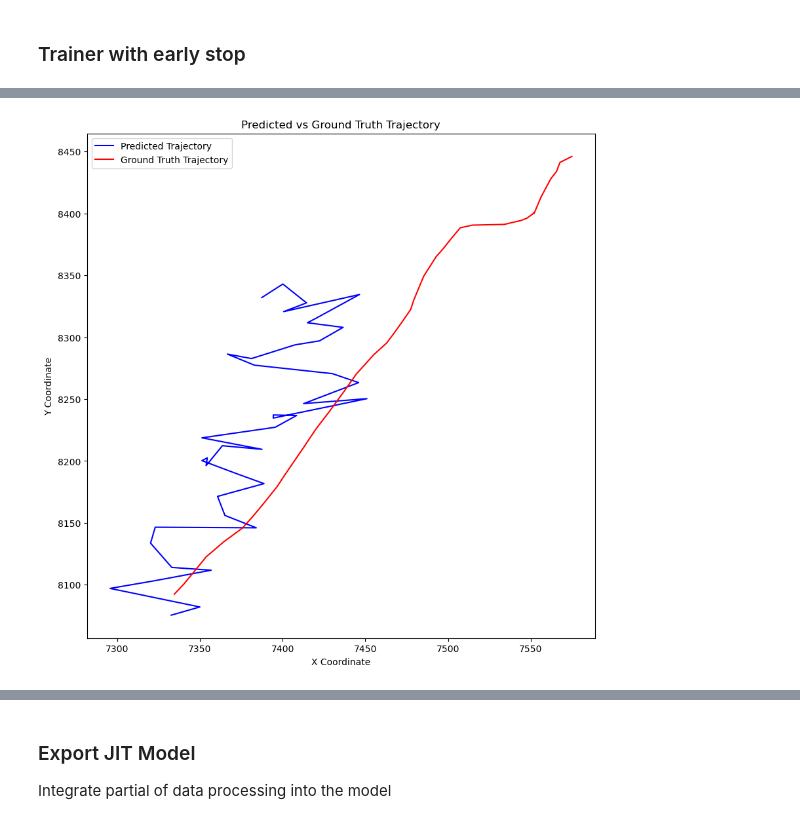
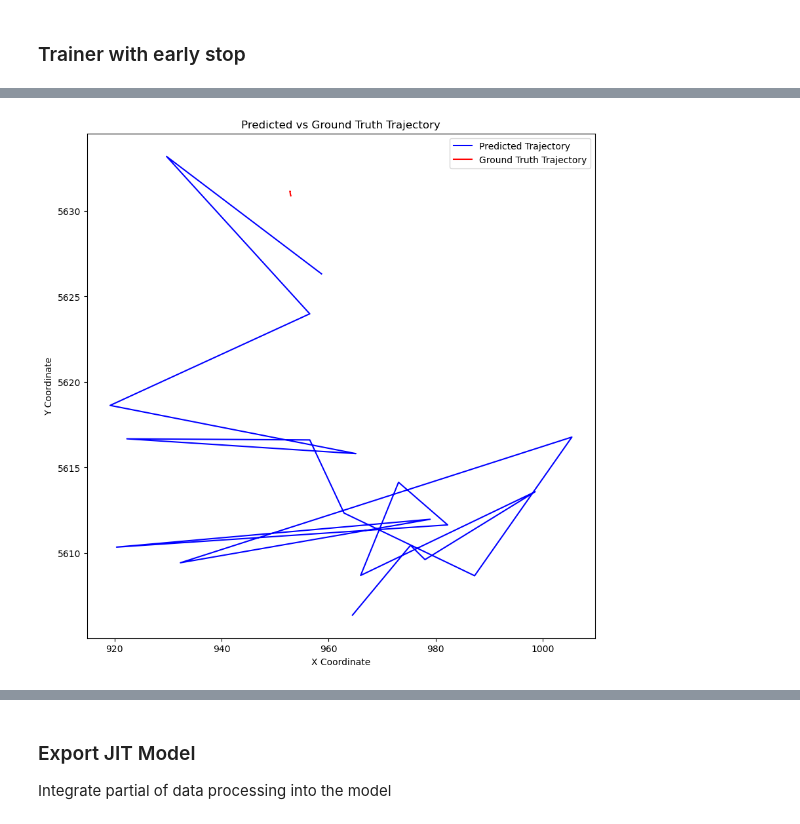
Before and after one commit to priest-yang/Pedestrian-Trajectory-Prediction, a Jupyter notebook: notebook/TFT_Flowmatching.ipynb, the cells around one changed output, grey strips where cells are left out. Saved outputs shown, nothing was run; the diff lists cells and outputs as text; code cells hidden in the pictures.

Commit message:
update a version with stationary check

```diff
--- a/notebook/TFT_Flowmatching.ipynb
+++ b/notebook/TFT_Flowmatching.ipynb
@@ -597,7 +607,7 @@ print(f"Using {device}")
 
 vqvae = VQVAE(input_dim=feature_dim, hidden_dim=512, num_embeddings=128, embedding_dim=128, commitment_cost=0.25)
 
-model = TemporalFusionTransformerDiffusion(num_features=feature_dim, num_hidden=128, num_outputs=2, num_steps=future_steps, diffusion_steps=10, vqvae=vqvae)
+model = TemporalFusionTransformerDiffusion(num_features=feature_dim, num_hidden=128, num_outputs=2, num_steps=future_steps // 2, diffusion_steps=10, vqvae=vqvae)
 optimizer = optim.AdamW(model.parameters(), lr=5e-5)
 model.to(device)
 # %% [output]
@@ -645,7 +655,7 @@ now = datetime.now()
 folder_name = now.strftime("%b%d_%H-%M-%S")
 print(f"Saving model at ../model/{model_name}/{folder_name}")
 
-optimizer = optim.AdamW(model.parameters(), lr=1e-5)
+optimizer = optim.AdamW(model.parameters(), lr=5e-5)
 # scheduler = optim.lr_scheduler.CosineAnnealingLR(optimizer, T_max=min(len(train) * n_epochs, 100000), eta_min=1e-8)
 # Define scheduler: ReduceLROnPlateau
 
@@ -676,17 +686,23 @@ for epoch in range(n_epochs):
         X_batch[:, :, :2] = X_batch[:, :, :2] - current_pos_input
         y_batch[:, :, :2] = y_batch[:, :, :2] - current_pos_output
 
+        # only take 0, 2, 4, 6, 8, 10, 12, 14, 16, 18
+        y_batch = y_batch[:, ::2, :2]
+        X_batch = X_batch[:, ::2, :]
+
         optimizer.zero_grad()
 
         # y_pred, vq_loss, perplexity = model(X_batch, y_batch=y_batch)
         # loss = loss_fn(y_pred[:, :future_steps, :2], y_batch[:, :future_steps, :2])
-        diff_loss, vq_loss, perplexity = model(X_batch, y_batch[:, :future_steps, :2])
+        diff_loss, vq_loss, stationary_loss = model(X_batch, y_batch[:, :future_steps, :2])
 
 
         loss_all['diff_loss'].append(diff_loss.item())
         loss_all['vq_loss'].append(vq_loss.item() * 10)
+        loss_all['stationary_loss'].append(stationary_loss.item())
+        loss_all['loss'].append(diff_loss.item() + vq_loss.item() * 10 + stationary_loss.item())
         # add vq_loss
-        loss = diff_loss + 10 * vq_loss
+        loss = diff_loss  + 10 * vq_loss + stationary_loss
 
         loss.backward()
         torch.nn.utils.clip_grad_norm_(model.parameters(), max_norm=1.0)
@@ -694,9 +710,11 @@ for epoch in range(n_epochs):
         scheduler.step(loss.item())
 
         if (epoch * train_all + step + 1) % print_every == 0:
-            print(f"Epoch {epoch+1}, Step {step+1}, Loss: {loss.item():.6f},
-                  VQ Loss: {10 * vq_loss.item():.6f}, Diff Loss: {diff_loss.item():.6f},
-                  learning rate: {optimizer.param_groups[0]['lr']:.2e}")
+            loss_item = sum(loss_all['loss'][-100:]) / 100
+            vq_loss_item = sum(loss_all['vq_loss'][-100:]) / 100
+            diff_loss_item = sum(loss_all['diff_loss'][-100:]) / 100
+            stationary_loss_item = sum(loss_all['stationary_loss'][-100:]) / 100
+            print(f"Epoch {epoch+1}, Step {step+1}, Loss: {loss_item:.6f}, VQ Loss: {vq_loss_item:.6f}, Stationary Loss: {stationary_loss_item:.6f}, Diff Loss: {diff_loss_item:.6f}, learning rate: {optimizer.param_groups[0]['lr']:.2e}")
 
         # Save model
         if (epoch * train_all + step + 1) % save_every == 0:
@@ -718,6 +736,10 @@ for epoch in range(n_epochs):
                     current_pos_output = X_test_batch[:, -1, :2].clone().unsqueeze(1).repeat(1, future_steps, 1)
                     X_test_batch[:, :, :2] = X_test_batch[:, :, :2] - current_pos_input
                     y_test_batch[:, :, :2] = y_test_batch[:, :, :2] - current_pos_output
+
+                    # only take 0, 2, 4, 6, 8, 10, 12, 14, 16, 18
+                    y_test_batch = y_test_batch[:, ::2, :2]
+                    X_test_batch = X_test_batch[:, ::2, :]
 
 
                     y_pred_test = model(X_test_batch, influence=True)
@@ -829,6 +887,11 @@ with torch.no_grad():
         current_pos_output = X_test_batch[:, -1, :2].clone().unsqueeze(1).repeat(1, future_steps, 1)
         X_test_batch[:, :, :2] = X_test_batch[:, :, :2] - current_pos_input
         y_test_batch[:, :, :2] = y_test_batch[:, :, :2] - current_pos_output
+
+        # only take 0, 2, 4, 6, 8, 10, 12, 14, 16, 18
+        y_test_batch = y_test_batch[:, ::2, :2]
+        X_test_batch = X_test_batch[:, ::2, :]
+
 
         # residual
         # current_pos = y_test_batch[:, 0, :2].clone().unsqueeze(1).repeat(1, validation_step, 1)
@@ -853,9 +916,9 @@ with torch.no_grad():
                 best_pred = y_pred
 
         test_loss_all.append(min_loss.item())
-        # revert to global coordinate
-        predictions.append(y_pred[:, :validation_step, :2] + current_pos_output)
-        truths.append(y_test_batch[:, :validation_step, :2] + current_pos_output)
+
+        predictions.append(y_pred[:, :validation_step, :2])
+        truths.append(y_test_batch[:, :validation_step, :2])
 
 
 
@@ -946,24 +973,24 @@ plt.show()
 # %%
 # visualize
 
-time_stamp = 18160
+time_stamp = 18000
 import matplotlib.pyplot as plt
 import matplotlib.patches as mpatches
 
 pred = predictions_smooth[time_stamp, :, :].cpu().numpy()
 truth = truths[time_stamp, :, :].cpu().numpy()
 
 fig, ax = plt.subplots(figsize=(10, 10))
 
 ax.plot(pred[:, 0], pred[:, 1], color='blue', label='Predicted Trajectory')
 ax.plot(truth[:, 0], truth[:, 1], color='red', label='Ground Truth Trajectory')
 ax.set_xlabel('X Coordinate')
 ax.set_ylabel('Y Coordinate')
 ax.set_title('Predicted vs Ground Truth Trajectory')
 ax.legend()
 plt.show()
 # %% [output]
-[figure, old version]
+[figure, new version]
 # %%
 exp_results = df.groupby(by=['Second (s)', 'type']).mean().unstack()['RMSE Error (m)']
 exp_results.to_csv(f'../model/{model_name}/{folder_name}/result.csv')
```
Also changed, not shown: parts of 9 cells of this notebook.
